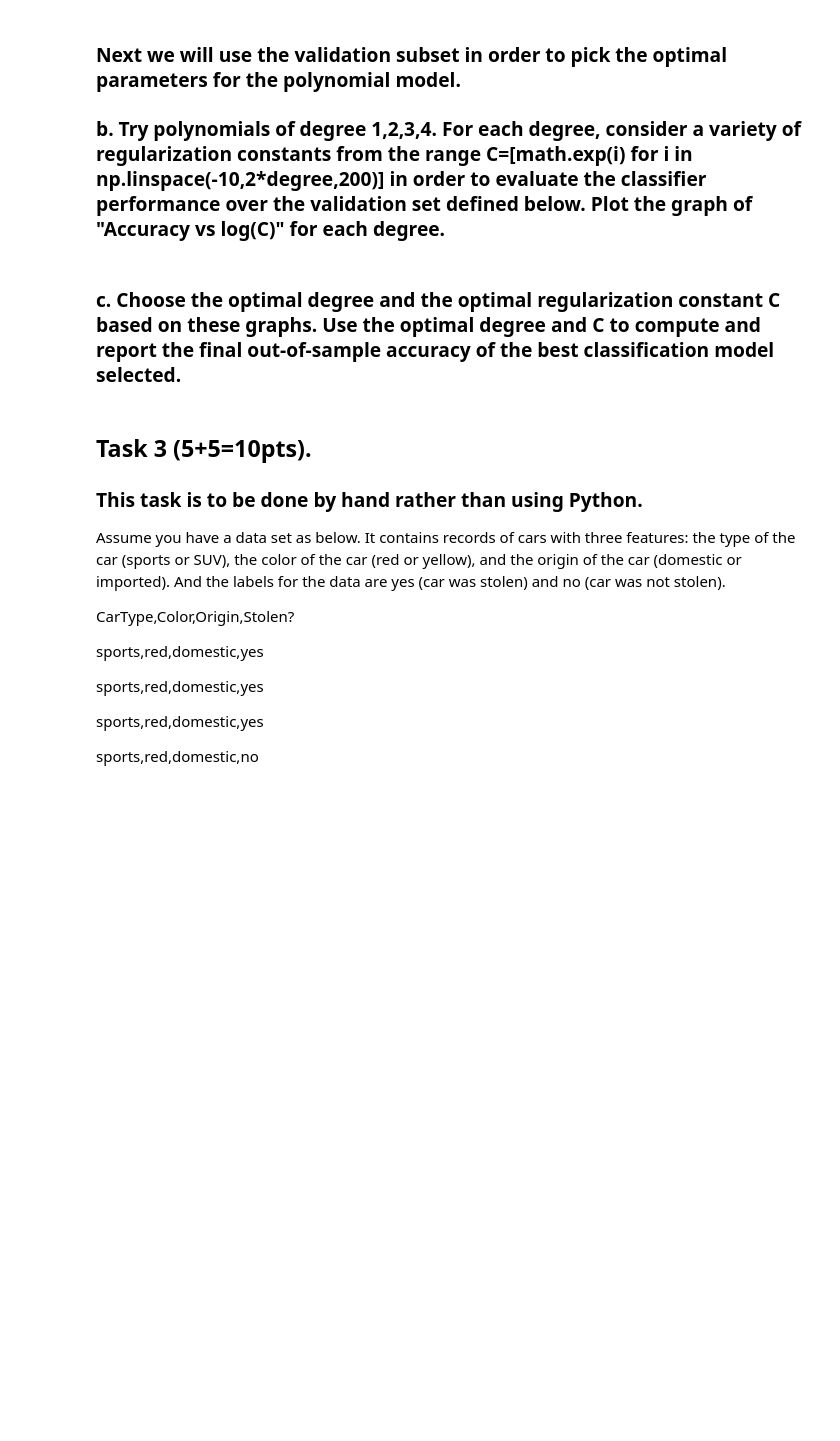
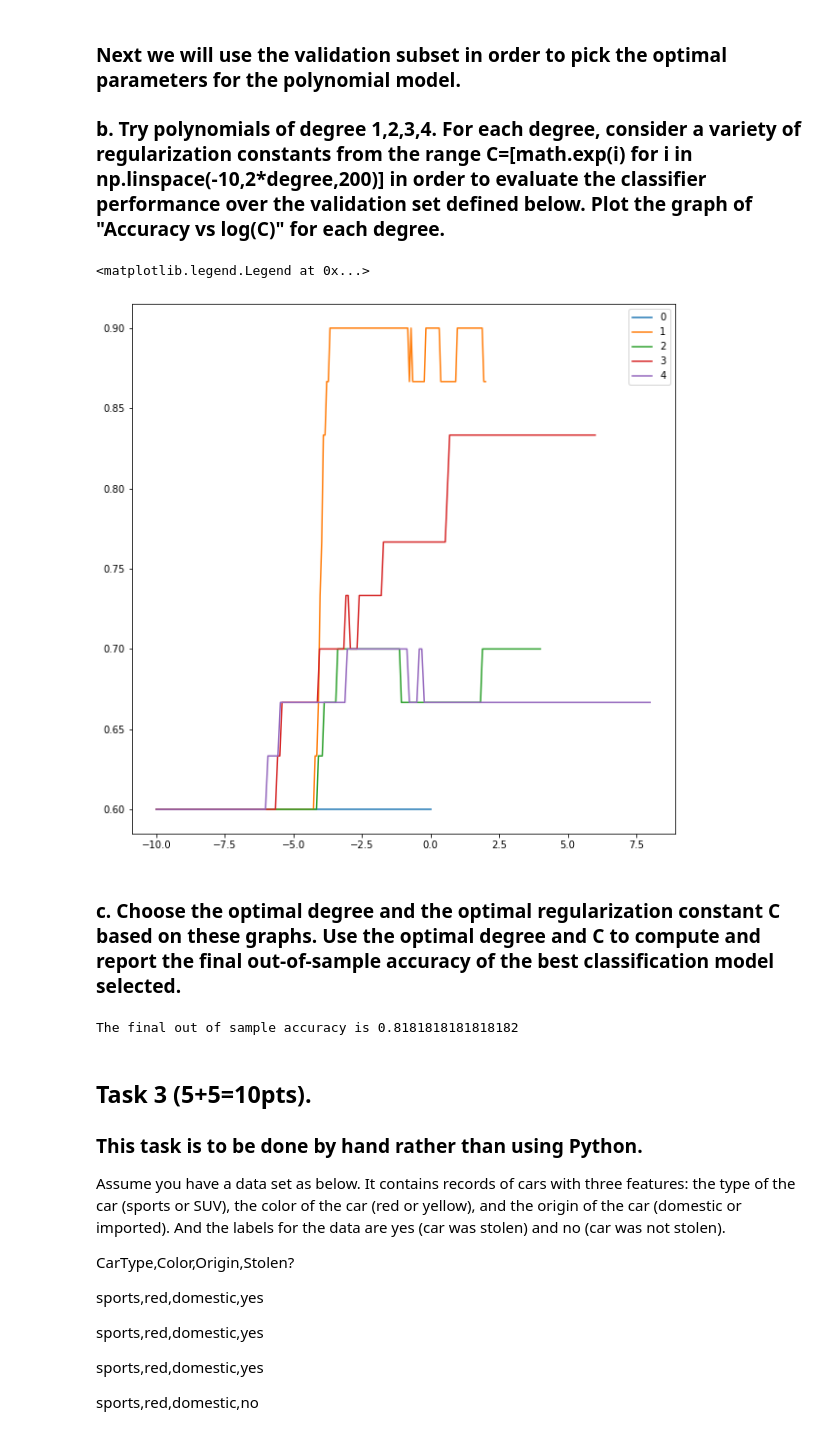
Before and after one commit to emj1020/machine_learning_for_cities, a Jupyter notebook: Homework_2/Homework 2.ipynb, the cells around one changed output. Cells and saved outputs as stored; diff of their text form; code cells hidden in the pictures; blank space fills up the shorter version.

```diff
--- a/Homework_2/Homework 2.ipynb
+++ b/Homework_2/Homework 2.ipynb
@@ -59,0 +174,10 @@ X_train, X_test, Y_train, Y_test = train_test_split(X, Y, test_size=0.33, random
+# %%
+# Fit the model.  Using a polynomial SVM with all default parameters
+clf = svm.SVC(kernel='poly')
+clf.fit(X_train, Y_train)
+
+correct_OS =1.0*(clf.predict(X_test)==Y_test).sum()/len(Y_test)
+correct_IS = 1.0*(clf.predict(X_train)==Y_train).sum()/len(Y_train)
+
+print(f'In sample R-squared value is {correct_IS}')
+print(f'Out of sample R-squared value is {correct_OS}')
@@ -70,2 +191,23 @@ X_train_1,X_vali,Y_train_1,Y_vali = train_test_split(X_train, Y_train, test_size
+# %%
+# Next we generate validation data (X_vali, Y_vali) from the training dataset.
+# Denote the remaining training data by (X_train_1, Y_train_1).
+import math
+X_train,X_val,Y_train,Y_val = train_test_split(X_train, Y_train, test_size=0.33, random_state=99)
+
+degree = range(0,5)
+fig, ax = plt.subplots(figsize = (10,10))
+
+for deg in degree:
+    OS = []
+    C = [math.exp(i) for i in np.linspace(-10,2*deg,200)]
+    for c in C:
+        clf = svm.SVC(kernel='poly', degree = deg, C = c)
+        clf.fit(X_train, Y_train)
+        OS.append(1.0*(clf.predict(X_val)==Y_val).sum()/len(Y_val))
+    ax.plot(np.log(C),OS, label = str(deg))
+plt.legend()
+# %% [output]
+<matplotlib.legend.Legend at 0x...>
+[figure, added]
 # %% [markdown]
 ### c. Choose the optimal degree and the optimal regularization constant C based on these graphs.  Use the optimal degree and C to compute and report the final out-of-sample accuracy of the best classification model selected.
@@ -74,3 +214,20 @@ X_train_1,X_vali,Y_train_1,Y_vali = train_test_split(X_train, Y_train, test_size
+# %%
+#looks like deg = 1 gives the highest validation accuracy rerun with degree = 1 and find the optimal C value
+OS = []
+C = [math.exp(i) for i in np.linspace(-10,2,200)]
+for c in C:
+    clf = svm.SVC(kernel='poly', degree = 1, C = c)
+    clf.fit(X_train, Y_train)
+    OS.append(1.0*(clf.predict(X_val)==Y_val).sum()/len(Y_val))
+
+C_opt = C[np.argmax(OS)]
+#run final svm with optimal C and degree = 1 and report OS r2 over the test set
+clf = svm.SVC(kernel='poly', degree = 1, C = C_opt)
+clf.fit(X_train, Y_train)
+acc = (1.0*(clf.predict(X_test)==Y_test).sum()/len(Y_test))
+print(f'The final out of sample accuracy is {acc}')
+# %% [output]
+The final out of sample accuracy is 0.8181818181818182
 # %% [markdown]
 ## Task 3 (5+5=10pts).
 
```
Also changed, not shown: parts of 21 cells of this notebook.
